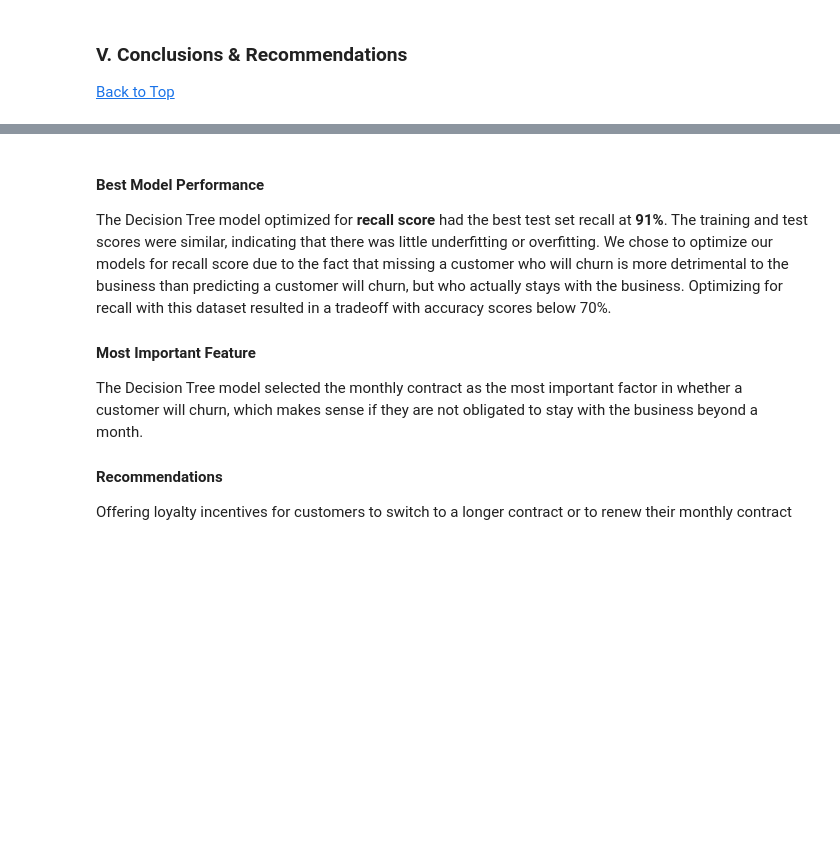
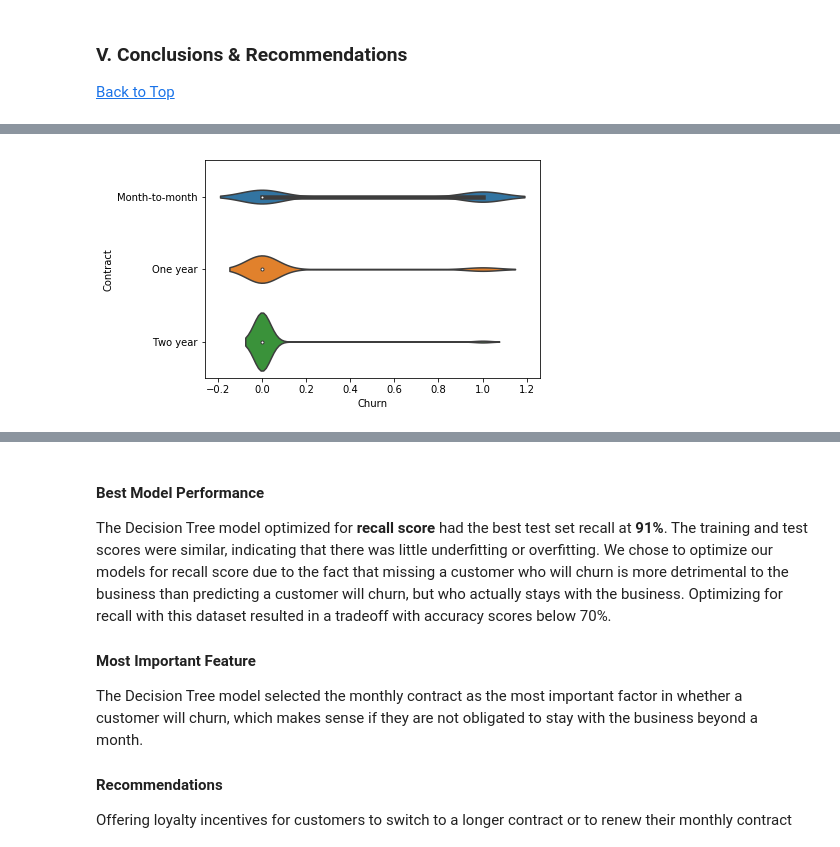
Before and after one commit to steeznation16/hackathon-jan-2019-clf, a Jupyter notebook: The-Great-Hackathon-of-January-2019.ipynb, the cells around one changed output, grey strips where cells are left out. Cells and saved outputs as stored; diff of their text form; code cells hidden in the pictures; blank space fills up the shorter version.

```diff
--- a/The-Great-Hackathon-of-January-2019.ipynb
+++ b/The-Great-Hackathon-of-January-2019.ipynb
@@ -949,0 +956,4 @@ Recall Score for Gradient Boosting Test Set: 0.4989429175475687
+# %%
+sns.violinplot(x=df.Churn, y=df.Contract);
+# %% [output]
+[figure, added]
```
Also changed, not shown: parts of 5 cells of this notebook.
